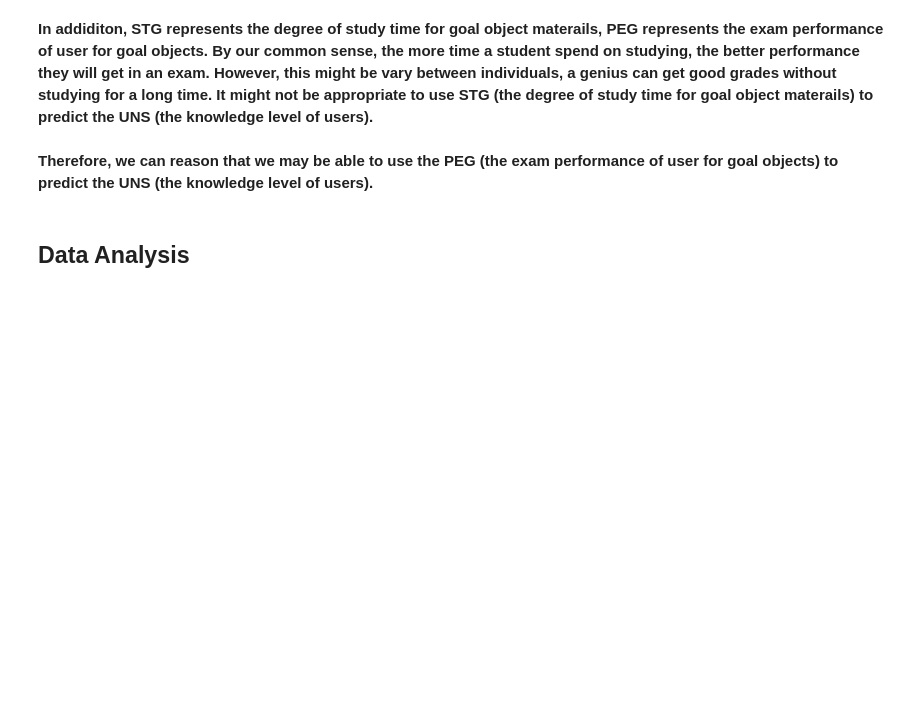
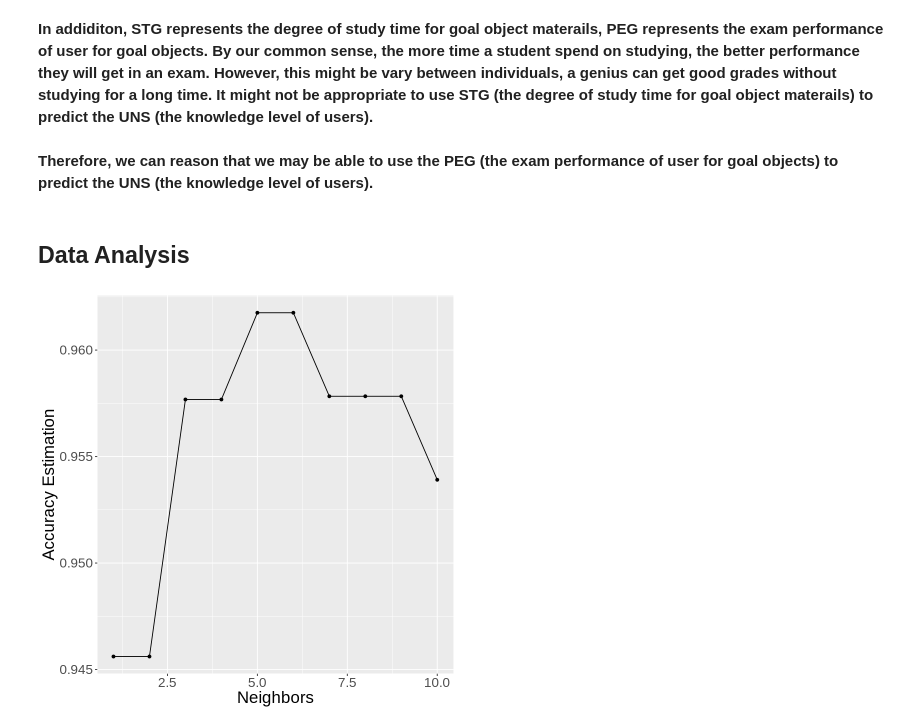
Before and after one commit to kzhang0113/group_8_ds_project, a Jupyter notebook: group_8_final_project.ipynb, the cells around one changed output. Saved outputs shown, nothing was run; the diff lists cells and outputs as text; code cells hidden in the pictures; blank space fills up the shorter version.

```diff
--- a/group_8_final_project.ipynb
+++ b/group_8_final_project.ipynb
@@ -214,3 +214,42 @@ relationship_plot
 **Therefore, we can reason that we may be able to use the PEG (the exam performance of user for goal objects) to predict the UNS (the knowledge level of users).**
 # %% [markdown]
 ## Data Analysis
+# %%
+set.seed(12)
+
+## create a recipe
+data_recipe <- recipe(UNS ~ PEG + LPR, data = training_data) %>%
+               step_scale(all_predictors()) %>%
+               step_center(all_predictors())
+
+## create knn classifier
+knn_spec <- nearest_neighbor(weight_func = "rectangular", neighbors = tune()) %>%
+            set_engine("kknn") %>%
+            set_mode("classification")
+
+## perform 5-fold cross-validation
+data_vfold <- vfold_cv(training_data, v = 5, strata = UNS)
+
+## create a tune_grid
+k_vals <- tibble(neighbors = seq(from = 1, to = 10))
+
+## get the results
+data_results <- workflow() %>%
+                add_recipe(data_recipe) %>%
+                add_model(knn_spec) %>%
+                tune_grid(resamples = data_vfold, grid = k_vals) %>%
+                collect_metrics()
+
+## filter accuracy
+accuracies <- data_results %>%
+              filter(.metric == "accuracy")
+
+## plot the accuracy versus k
+accuracy_plot <- ggplot(accuracies, aes(x = neighbors, y = mean)) +
+                 geom_point() +
+                 geom_line() +
+                 labs(x = "Neighbors", y = "Accuracy Estimation") +
+                 theme(text = element_text(size = 20))
+accuracy_plot
+# %% [output]
+[figure, added]
```
Also changed, not shown: parts of 1 cell of this notebook.
